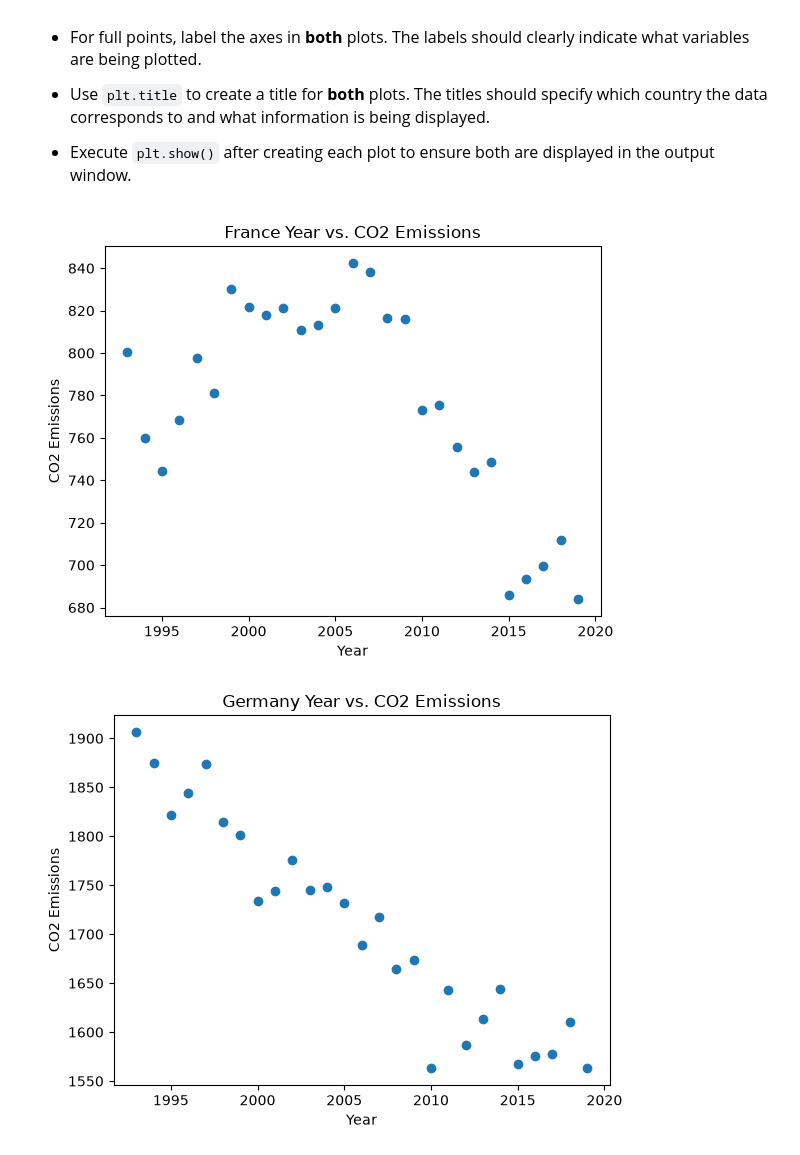
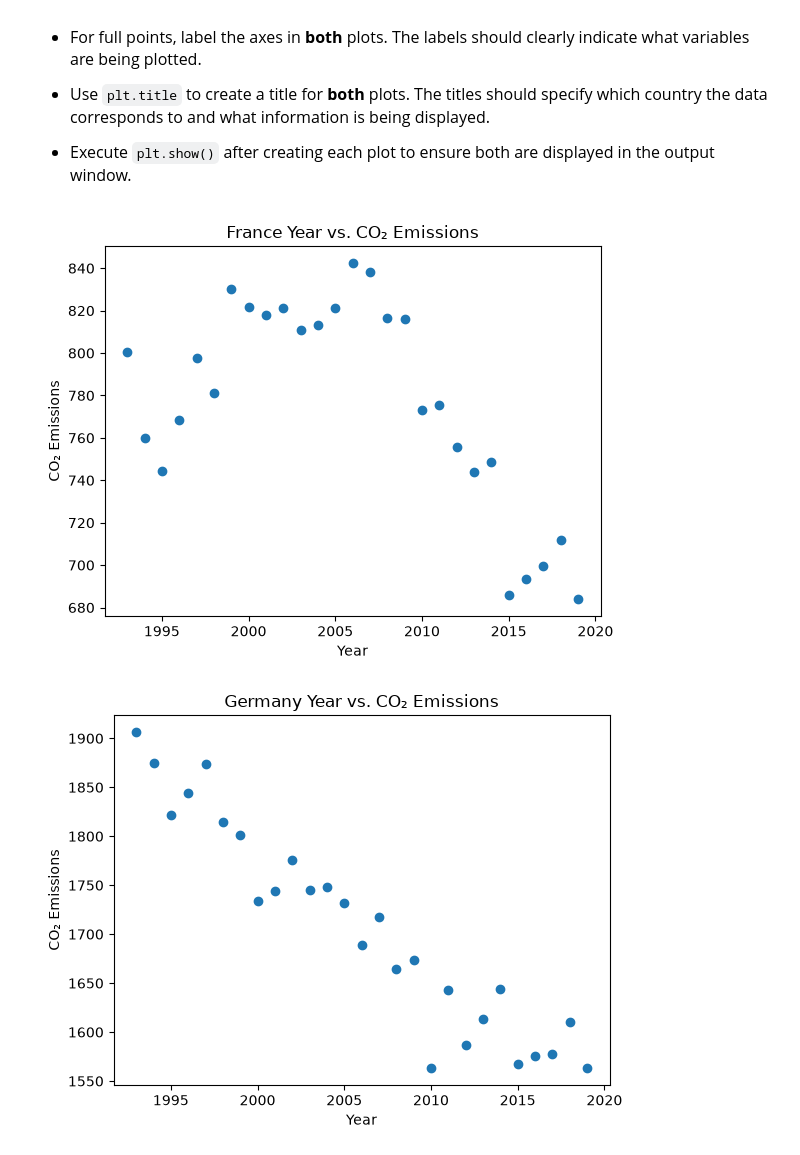
Before and after one commit to moozsqueed/datasci185fall2026, a Jupyter notebook: _assignments/assignment_2/Assignment2.ipynb, the cells around one changed output. Drawn from its saved outputs; the diff is of its cells as text; code cells hidden in the pictures.

```diff
--- a/_assignments/assignment_2/Assignment2.ipynb
+++ b/_assignments/assignment_2/Assignment2.ipynb
@@ -152,19 +152,19 @@ plt.show()
 # %%
 # Write your answer
 
 france_emissions = pandas.read_csv('data/france_emission.csv')
 plt.scatter(x=france_emissions['Year'], y=france_emissions['CO2_emission'])
-plt.title('France Year vs. CO2 Emissions')
+plt.title('France Year vs. CO\u2082 Emissions')
 plt.xlabel('Year')
-plt.ylabel('CO2 Emissions')
+plt.ylabel('CO\u2082 Emissions')
 plt.show()
 
 germany_emissions = pandas.read_csv('data/germany_emission.csv')
 plt.scatter(x=germany_emissions['Year'], y=germany_emissions['CO2_emission'])
-plt.title('Germany Year vs. CO2 Emissions')
+plt.title('Germany Year vs. CO\u2082 Emissions')
 plt.xlabel('Year')
-plt.ylabel('CO2 Emissions')
+plt.ylabel('CO\u2082 Emissions')
 plt.show()
 # %% [output]
-[figure, old version]
+[figure, new version]
 [figure]
```
Also changed, not shown: parts of 1 cell of this notebook, 1 other file.
